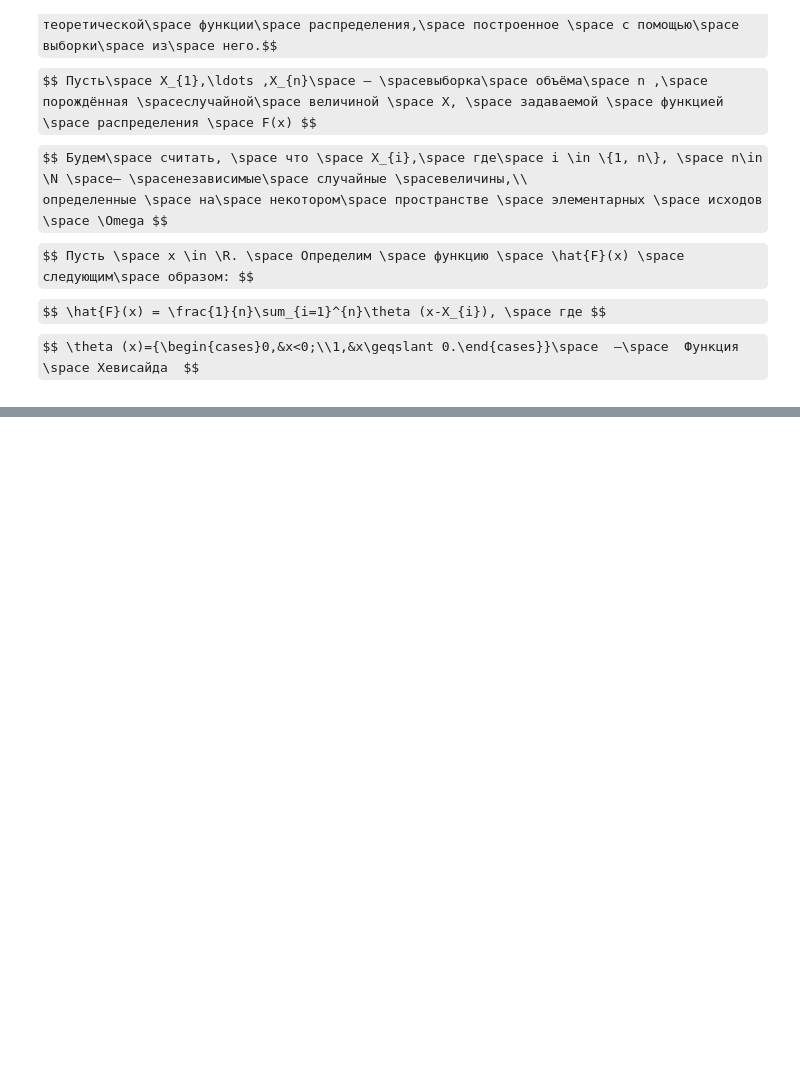
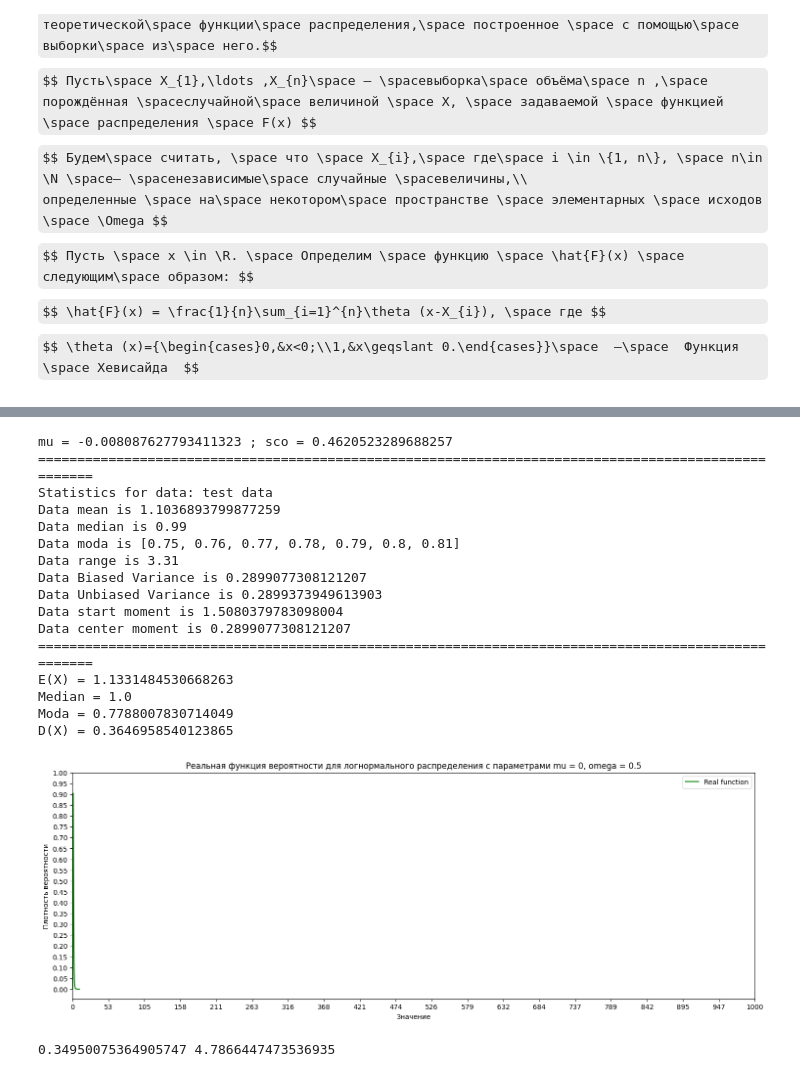
Before and after one commit to Numillyash/matstat-coursework, a Jupyter notebook: lognorm.ipynb, the cells around one changed output, grey strips where cells are left out. Saved outputs shown, nothing was run; the diff lists cells and outputs as text; code cells hidden in the pictures; some formulas as TeX source; blank space fills up the shorter version.

```diff
--- a/lognorm.ipynb
+++ b/lognorm.ipynb
@@ -342,0 +393,64 @@ classedRandData_200.histogramm(columns=10);
+# %%
+Y_real = []
+
+def func(x, mu, sco):
+    a = np.exp(-(((np.log(x)-mu)/sco)**2)/2)
+    b = x * sco * np.sqrt(np.pi * 2)
+    return a/b
+
+mu = 0
+sco = 1/2#np.sqrt(2)
+Y_hist = []
+for x in range(1, 1000000):
+    for kolvo in range(int(100*func(x/100, mu, sco))):
+        Y_real.append(x/100)
+for x in range(1, 1000):
+    Y_hist.append((func(x/100, mu, sco)))
+
+classedNewDat = Statistics(Y_real, 'test data')
+momentMethod(classedNewDat)
+classedNewDat.printAllParams(printStats= True);
+
+print('E(X) =', str(np.exp(mu+sco*sco/2)))
+print('Median =', str(np.exp(mu)))
+print('Moda =', str(np.exp(mu-sco*sco)))
+print('D(X) =', str(np.exp(2*mu+sco*sco)*(np.exp(sco*sco)-1)))
+
+fig, ax = plt.subplots(figsize=(18, 6))
+ax.plot([x/100 for x in range(1, 1000)], Y_hist, color='green', label=f'Real function')
+ax.set_xlabel('Значение')
+ax.set_ylabel('Плотность вероятности')
+ax.set_title(f'Реальная функция вероятности для логнормального распределения с параметрами mu = {mu}, omega = {sco}')
+# xt = np.linspace(0, 10, num=40)
+ax.set_xticks(xt)
+ax.set_yticks(yt)
+ax.legend()
+
+# Вывод графика на экран
+plt.show()
+# %% [output]
+mu = -0.008087627793411323 ; sco = 0.4620523289688257
+====================================================================================================
+Statistics for data: test data
+Data mean is 1.1036893799877259
+Data median is 0.99
+Data moda is [0.75, 0.76, 0.77, 0.78, 0.79, 0.8, 0.81]
+Data range is 3.31
+Data Biased Variance is 0.2899077308121207
+Data Unbiased Variance is 0.2899373949613903
+Data start moment is 1.5080379783098004
+Data center moment is 0.2899077308121207
+====================================================================================================
+E(X) = 1.1331484530668263
+Median = 1.0
+Moda = 0.7788007830714049
+D(X) = 0.3646958540123865
+[figure, added]
+# %%
+# метод максимального правдоподобия
+mu = sum([np.log(classedUnbiasedData.dataArr[i]) for i in range (len(classedUnbiasedData.dataArr))])/len(classedUnbiasedData.dataArr)
+sсo2 = sum([(np.log(classedUnbiasedData.dataArr[i])-mu)**2 for i in range (len(classedUnbiasedData.dataArr))])/len(classedUnbiasedData.dataArr)
+sсo = np.sqrt(sсo2)
+print(mu, sсo)
+# %% [output]
+0.34950075364905747 4.7866447473536935
```
Also changed, not shown: parts of 8 cells of this notebook.
